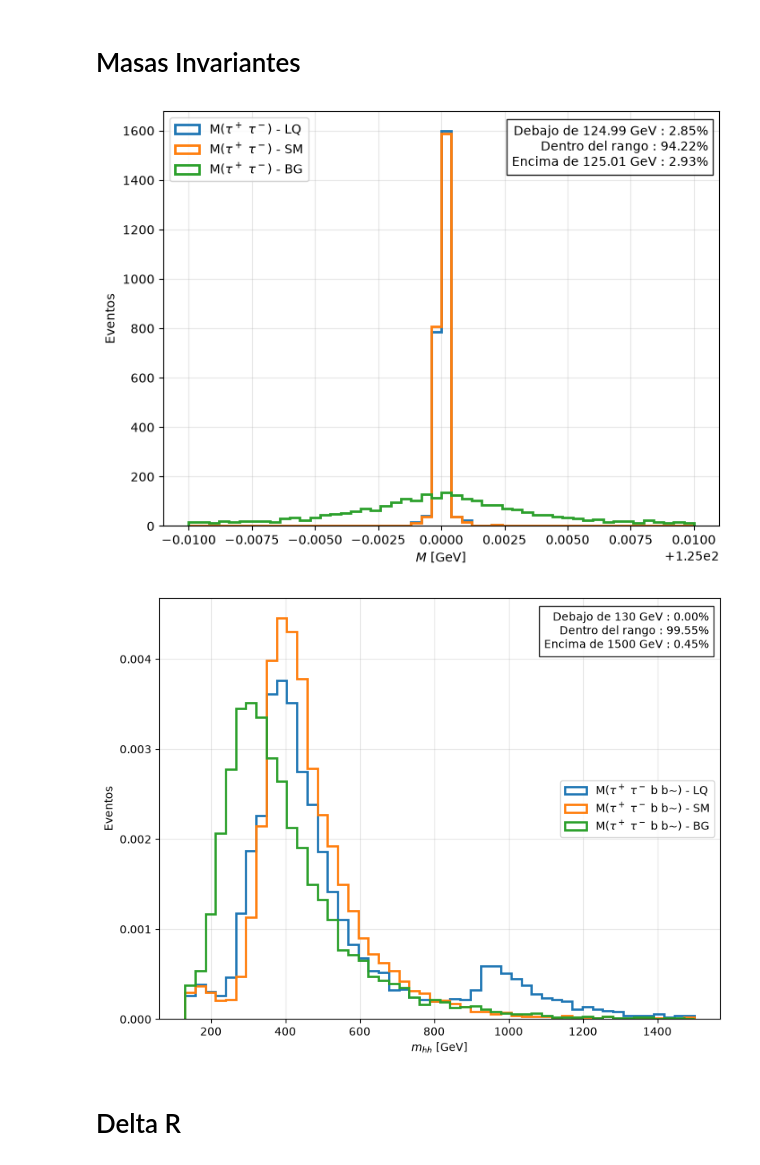
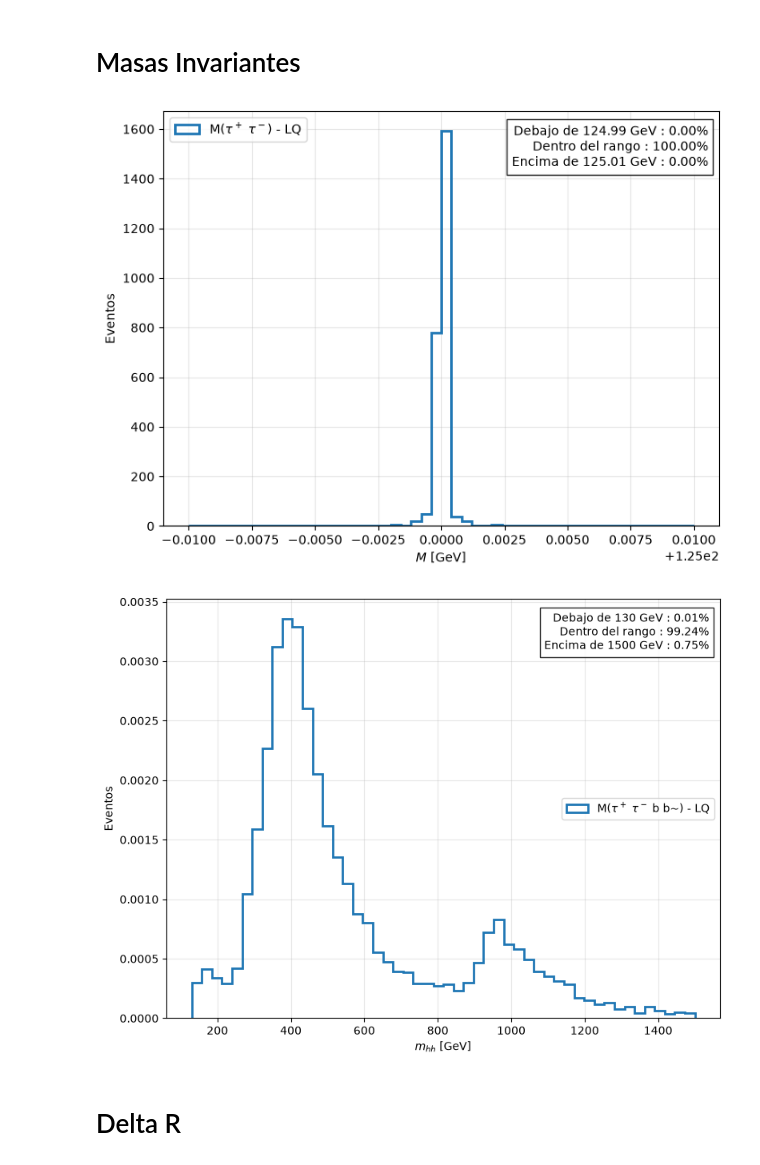
Before and after one commit to Genarobarco/diHiggs-Project, a Jupyter notebook: P-upROOT_analysis/Analysis-gg_hh-LQs_signal.ipynb, the cells around one changed output. Saved outputs shown, nothing was run; the diff lists cells and outputs as text; code cells hidden in the pictures.

```diff
--- a/P-upROOT_analysis/Analysis-gg_hh-LQs_signal.ipynb
+++ b/P-upROOT_analysis/Analysis-gg_hh-LQs_signal.ipynb
@@ -7,13 +7,13 @@ import numpy as np
 import pandas as pd
 
 path = "/home/usuario/Madgraph/projects/gg_hh-LQs/"
-signal = up.open(path + "signal/Events/run_01_decayed_1/tag_1_delphes_events.root")
-sm = up.open("/home/usuario/Madgraph/projects/gg_hh-sm/Events/run_02_decayed_1/tag_1_delphes_events.root")
-bg = up.open("/home/usuario/Madgraph/projects/gg_tth_hdecaylep/Events/run_01/tag_1_delphes_events.root")
+signal = up.open("/home/usuario/Madgraph/projects/gg_hh-LQs/plusjet/output_ggHH_bbtata_BP1_80_0_delphes_events.root")
+# sm = up.open("/home/usuario/Madgraph/projects/gg_hh-sm/Events/run_02_decayed_1/tag_1_delphes_events.root")
+# bg = up.open("/home/usuario/Madgraph/projects/gg_tth_hdecaylep/Events/run_01/tag_1_delphes_events.root")
 
 signal_tree = signal["Delphes"]
-sm_tree = sm["Delphes"]
-bg_tree = bg["Delphes"]
+# sm_tree = sm["Delphes"]
+# bg_tree = bg["Delphes"]
 # %%
 def vector_builder(Signal, Particle_ID):
 
@@ -154,5 +154,5 @@ MBG_hh = (VBG_ta_plus + VBG_ta_minus + VBG_b + VBG_bbar).mass
 # %%
-data = [MBG_tautau, MSM_tautau, MLQ_tautau]
+data = [MLQ_tautau]
 
 lim_inf, lim_sup, p_debajo, p_dentro, p_encima = calculo_rangos(124.99, 125.01, data)
 
@@ -177,10 +177,10 @@ plt.text(
 plt.hist(ak.to_numpy(MLQ_tautau),bins=50,range=(lim_inf,lim_sup), density = True,histtype="step",linewidth=2,label=r"M($\tau^+$ $\tau^-$) - LQ")
 # plt.hist(ak.to_numpy(MLQ_bb),bins=50,range=(lim_inf,lim_sup), density = True,histtype="step",linewidth=2,label=r"M($b$ $\bar{b}$) - LQ")
 
-plt.hist(ak.to_numpy(MSM_tautau),bins=50,range=(lim_inf,lim_sup), density = True,histtype="step",linewidth=2,label=r"M($\tau^+$ $\tau^-$) - SM")
-# plt.hist(ak.to_numpy(MSM_bb),bins=50,range=(lim_inf,lim_sup), density = True,histtype="step",linewidth=2,label=r"M($b$ $\bar{b}$) - SM")
+# plt.hist(ak.to_numpy(MSM_tautau),bins=50,range=(lim_inf,lim_sup), density = True,histtype="step",linewidth=2,label=r"M($\tau^+$ $\tau^-$) - SM")
+# # plt.hist(ak.to_numpy(MSM_bb),bins=50,range=(lim_inf,lim_sup), density = True,histtype="step",linewidth=2,label=r"M($b$ $\bar{b}$) - SM")
 
-plt.hist(ak.to_numpy(MBG_tautau),bins=50,range=(lim_inf,lim_sup), density = True, histtype="step",linewidth=2,label=r"M($\tau^+$ $\tau^-$) - BG")
+# plt.hist(ak.to_numpy(MBG_tautau),bins=50,range=(lim_inf,lim_sup), density = True, histtype="step",linewidth=2,label=r"M($\tau^+$ $\tau^-$) - BG")
 # plt.hist(ak.to_numpy(MBG_bb),bins=50,range=(lim_inf,lim_sup), density = True,histtype="step",linewidth=2,label=r"M($b$ $\bar{b}$) - BG")
 
 plt.xlabel(r"$M$ [GeV]")
@@ -192,13 +192,13 @@ plt.savefig("mass_distribution.png", dpi=300)
 
 plt.show()
 # %% [output]
-[figure, old version]
+[figure, new version]
 # %%
 # Definir rango
 lim_inf = 130
-lim_sup = 300
+lim_sup = 1500
 
-lim_inf, lim_sup, p_debajo, p_dentro, p_encima = calculo_rangos(lim_inf, lim_sup, [MBG_hh, MSM_hh, MLQ_hh])
+lim_inf, lim_sup, p_debajo, p_dentro, p_encima = calculo_rangos(lim_inf, lim_sup, [MLQ_hh])
 
 # Histograma
 plt.figure(figsize=(8,6))
@@ -213,54 +213,54 @@ plt.hist(
     label = r"M($\tau^+$ $\tau^-$ b b~) - LQ"
 )
 
-plt.hist(
-    MSM_hh,
-    bins=50,
-    range=(lim_inf, lim_sup),
-    density=True,
-    histtype="step",
-    linewidth=2,
-    label = r"M($\tau^+$ $\tau^-$ b b~) - SM"
-)
+# plt.hist(
+#     MSM_hh,
+#     bins=50,
+#     range=(lim_inf, lim_sup),
+#     density=True,
+#     histtype="step",
+#     linewidth=2,
+#     label = r"M($\tau^+$ $\tau^-$ b b~) - SM"
+# )
 
-plt.hist(
-    MBG_hh,
-    bins=50,
-    range=(lim_inf, lim_sup),
-    density=True,
-    histtype="step",
-    linewidth=2,
-    label = r"M($\tau^+$ $\tau^-$ b b~) - BG"
-)
+# plt.hist(
+#     MBG_hh,
+#     bins=50,
+#     range=(lim_inf, lim_sup),
+#     density=True,
+#     histtype="step",
+#     linewidth=2,
+#     label = r"M($\tau^+$ $\tau^-$ b b~) - BG"
+# )
 
 plt.xlabel(r"$m_{hh}$ [GeV]")
 plt.ylabel("Eventos")
 plt.legend()
 
 # Escribir porcentajes
 texto = (
     f"Debajo de {lim_inf} GeV : {p_debajo:.2f}%\n"
     f"Dentro del rango : {p_dentro:.2f}%\n"
     f"Encima de {lim_sup} GeV : {p_encima:.2f}%"
 )
 
 plt.text(
     0.98, 0.97,
     texto,
     transform=plt.gca().transAxes,
     ha="right",
     va="top",
     bbox=dict(facecolor="white", alpha=0.85)
 )
 
 plt.grid(alpha=0.3)
 plt.tight_layout()
 
 plt.savefig("hh_mass_distribution.png", dpi=300)
 
 plt.show()
 # %% [output]
-[figure, old version]
+[figure, new version]
 # %% [markdown]
 # Delta R
 # %%
```
Also changed, not shown: parts of 5 cells of this notebook, 24 other files.
